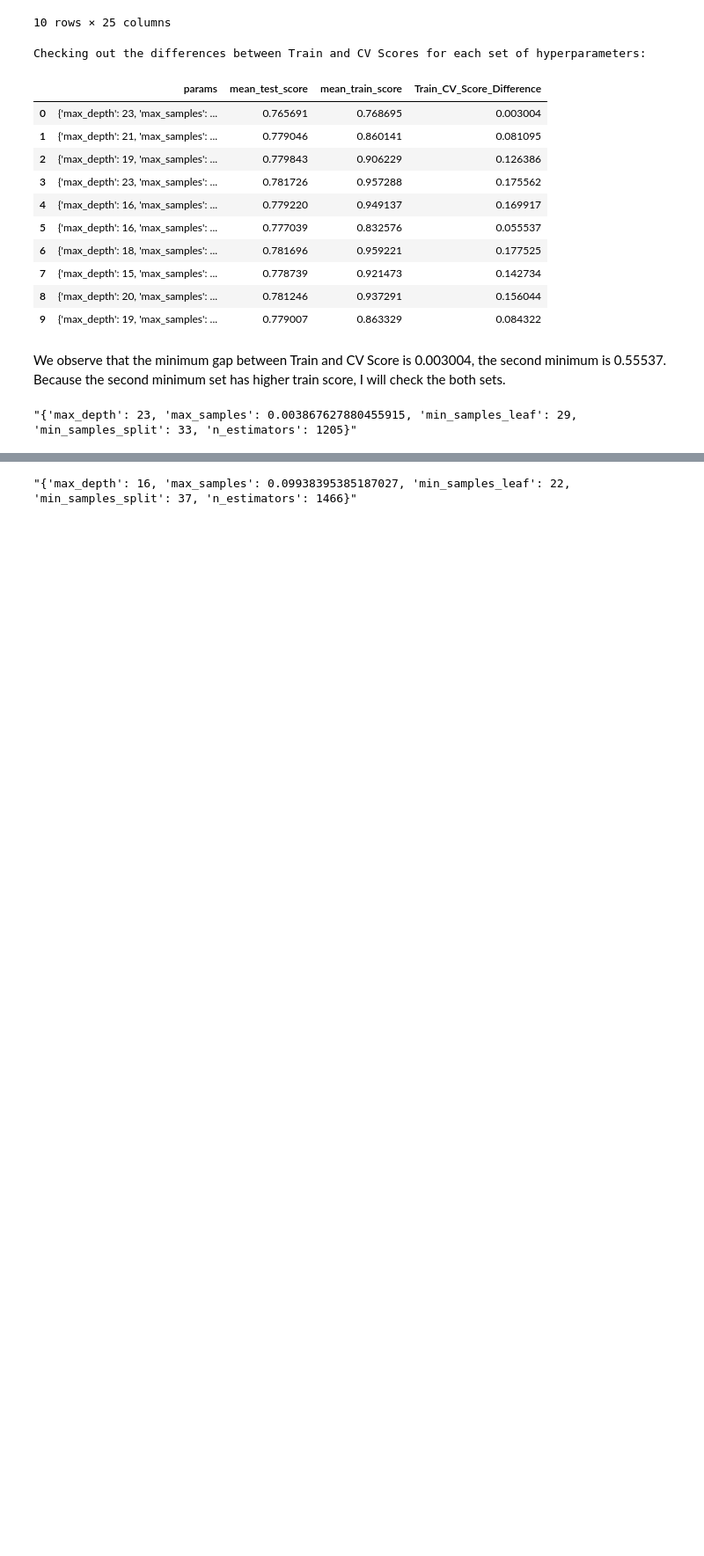
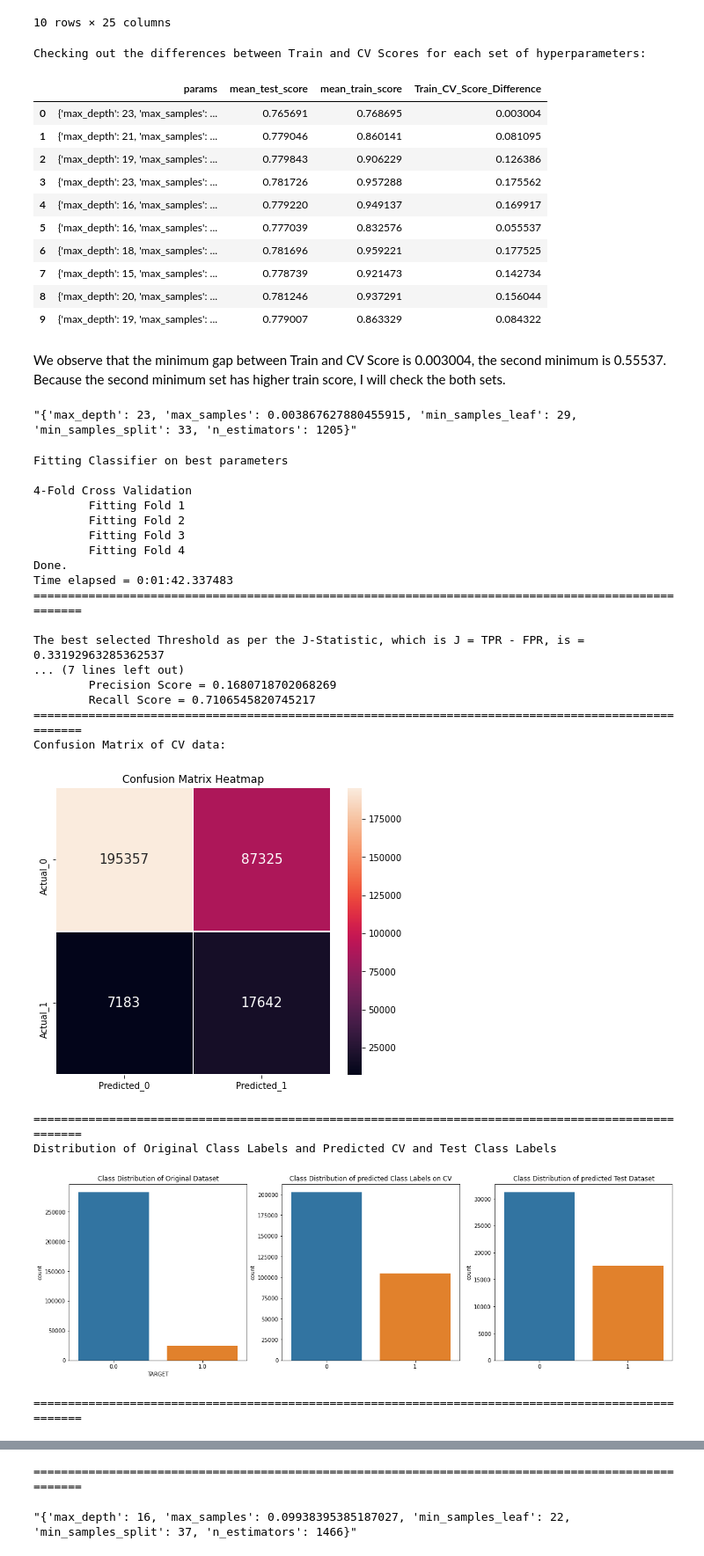
Before and after one commit to ycheng22/Home_Credit_Default_Risk, a Jupyter notebook: 2_Feature_Engineering_and _Modeling.ipynb, the cells around one changed output, grey strips where cells are left out. Shown at 88% size. Cells and saved outputs as stored; diff of their text form; code cells hidden in the pictures; blank space fills up the shorter version.

```diff
--- a/2_Feature_Engineering_and _Modeling.ipynb
+++ b/2_Feature_Engineering_and _Modeling.ipynb
@@ -3777,3 +3794,48 @@ cv_results['params'][0]
 # cv_results.iloc[0]
 # %% [output]
 "{'max_depth': 23, 'max_samples': 0.003867627880455915, 'min_samples_leaf': 29, 'min_samples_split': 33, 'n_estimators': 1205}"
+# %%
+#because I reload the notebook, the rf from the random search cell is lost, so I need to initialize the rf model again
+params = {
+    'n_jobs' : -1,
+    'random_state' : 210,
+    'class_weight' : 'balanced_subsample',
+    'verbose' : 0
+}
+clf = RandomForestClassifier(**params)
+rf = modelling(clf, x_train_std, y_train, x_test_std)
+# %%
+#reinstantiating the best model of rf class with these parameters
+rf.best_model = RandomForestClassifier(class_weight = 'balanced_subsample', max_depth = 23,
+                                       max_samples = 0.0038676, min_samples_leaf = 29,
+                                       min_samples_split = 33, n_estimators = 1205, n_jobs = -1,
+                                       random_state = 210, verbose = 0)
+#training on best parameters
+rf.train_on_best_params()
+#showing the results
+rf.results_on_best_params('random_forest')
+#plotting feature importances
+rf.feat_importances_show(train_data.columns, num_features = 50)
+# %% [output]
+Fitting Classifier on best parameters
+
+4-Fold Cross Validation
+        Fitting Fold 1
+        Fitting Fold 2
+        Fitting Fold 3
+        Fitting Fold 4
+Done.
+Time elapsed = 0:01:42.337483
+====================================================================================================
+
+The best selected Threshold as per the J-Statistic, which is J = TPR - FPR, is = 0.33192963285362537
+... (7 lines left out)
+        Precision Score = 0.1680718702068269
+        Recall Score = 0.7106545820745217
+====================================================================================================
+Confusion Matrix of CV data:
+[figure, added]
+====================================================================================================
+Distribution of Original Class Labels and Predicted CV and Test Class Labels
+[figure, added]
+====================================================================================================
@@ -3779,0 +3843 @@ cv_results['params'][0]
+====================================================================================================
```
Also changed, not shown: parts of 48 cells of this notebook.
